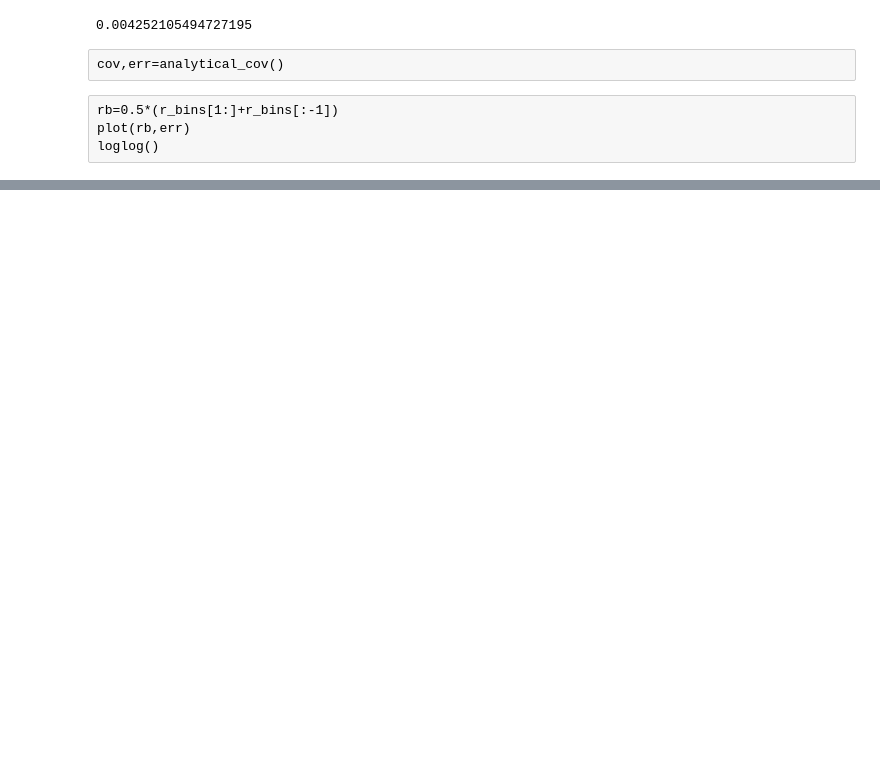
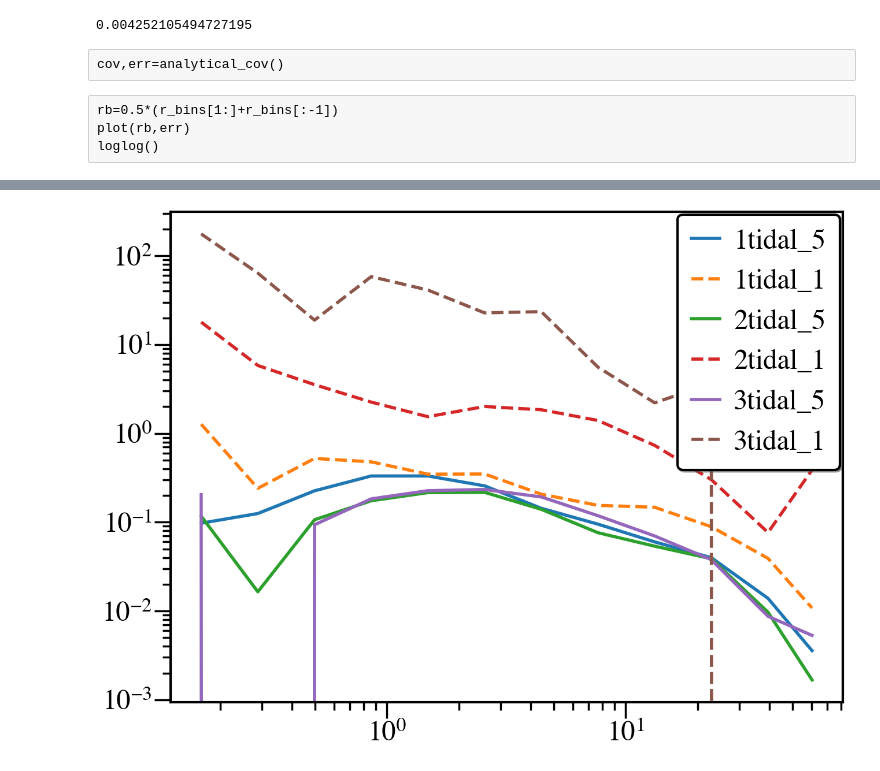
Before and after one commit to sukhdeep2/Public-code, a Jupyter notebook: Hankel_transform/Process sim data.ipynb, the cells around one changed output, grey strips where cells are left out. Cells and saved outputs as stored; diff of their text form; code cells hidden in the pictures; blank space fills up the shorter version.

```diff
--- a/Hankel_transform/Process sim data.ipynb
+++ b/Hankel_transform/Process sim data.ipynb
@@ -272,3 +297,18 @@ loglog()
+# %%
+fns5=['{i}tidal_5'.format(i=i) for i in np.arange(3)+1]
+fns=['{i}tidal_1'.format(i=i) for i in np.arange(4)+1]
+j=0
+for fn in fns5:
+    fn2=fns[j]
+    rp=CI[fn]['rp']
+    plot(CI[fn]['rp'],CI[fn]['data_jk'].mean(axis=0),label=fn)
+    plot(CI[fn2]['rp'],CI[fn2]['data_jk'].mean(axis=0),label=fn2,ls='--')
+    loglog()
+    legend()
+    j+=1
+#     show()
+# %% [output]
+[figure, added]
 # %%
 for fn in fns:
     rp=CI[fn]['rp']
```
Also changed, not shown: parts of 20 cells of this notebook, 7 other files.
